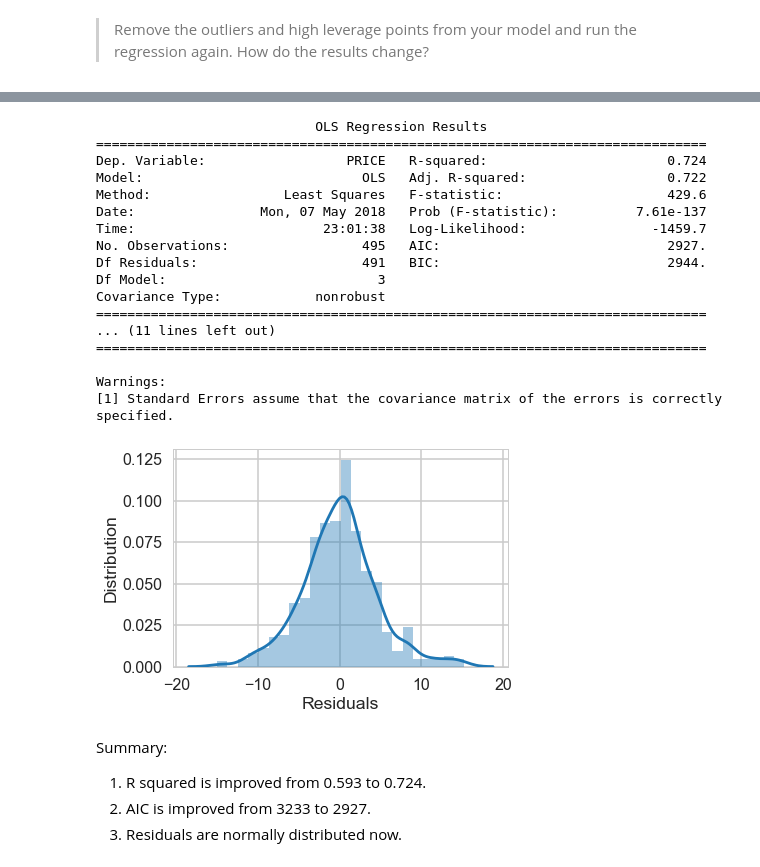
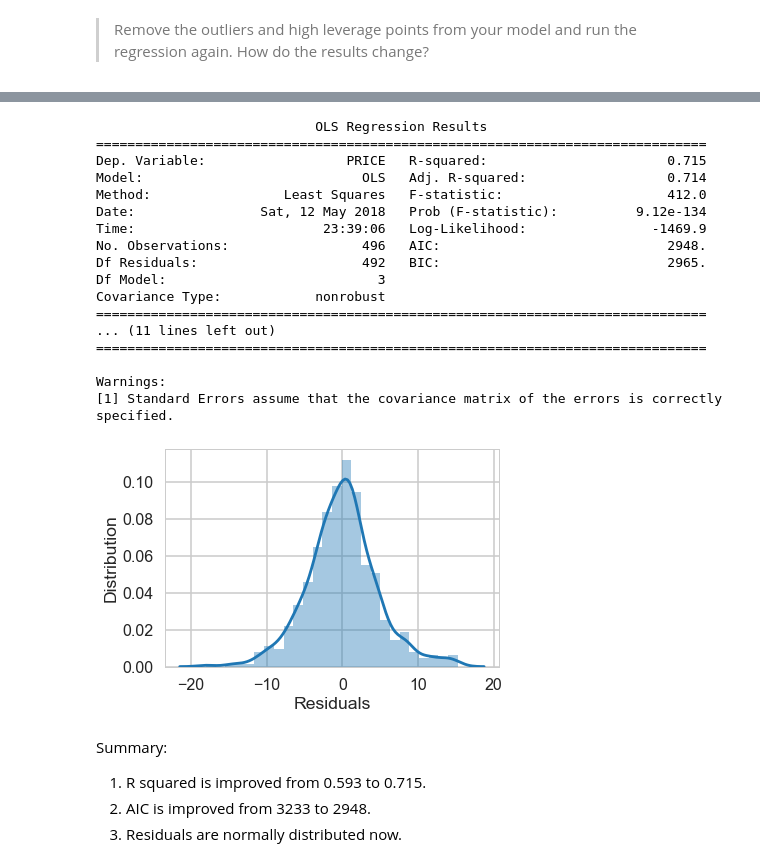
Before and after one commit to nicolechao/springboard-data-science, a Jupyter notebook: Mini Projects and Exercises/Linear Regression Boston Housing/Mini_Project_Linear_Regression.ipynb, the cells around one changed output, grey strips where cells are left out. Saved outputs shown, nothing was run; the diff lists cells and outputs as text; code cells hidden in the pictures.

Commit message:
Fixed the code for dropping high leverage point.

```diff
--- a/Mini Projects and Exercises/Linear Regression Boston Housing/Mini_Project_Linear_Regression.ipynb
+++ b/Mini Projects and Exercises/Linear Regression Boston Housing/Mini_Project_Linear_Regression.ipynb
@@ -1201,33 +1212,33 @@ bos.iloc[[368, 365, 367, 364, 369, 370, 371, 372], :]
 # %%
-bos_drop_outlier_high_leverage = bos.drop(bos.index[[364, 365, 367, 368, 369, 370, 371, 372, 405, 418, 380]])
+bos_drop_outlier_high_leverage = bos.drop(bos.index[[365, 367, 368, 369, 370, 371, 372, 405, 418, 380]])
 m_drop_outlier_high_leverage = ols('PRICE ~ CRIM + RM + PTRATIO', bos_drop_outlier_high_leverage).fit()
 print(m_drop_outlier_high_leverage.summary())
 
 sns.distplot(m_drop_outlier_high_leverage.resid)
 plt.xlabel('Residuals')
 plt.ylabel('Distribution')
 plt.show()
 # %% [output]
                             OLS Regression Results
 ==============================================================================
-Dep. Variable:                  PRICE   R-squared:                       0.724
-Model:                            OLS   Adj. R-squared:                  0.722
-Method:                 Least Squares   F-statistic:                     429.6
-Date:                Mon, 07 May 2018   Prob (F-statistic):          7.61e-137
-Time:                        23:01:38   Log-Likelihood:                -1459.7
-No. Observations:                 495   AIC:                             2927.
-Df Residuals:                     491   BIC:                             2944.
+Dep. Variable:                  PRICE   R-squared:                       0.715
+Model:                            OLS   Adj. R-squared:                  0.714
+Method:                 Least Squares   F-statistic:                     412.0
+Date:                Sat, 12 May 2018   Prob (F-statistic):          9.12e-134
+Time:                        23:39:06   Log-Likelihood:                -1469.9
+No. Observations:                 496   AIC:                             2948.
+Df Residuals:                     492   BIC:                             2965.
 Df Model:                           3
 Covariance Type:            nonrobust
 ==============================================================================
 ... (11 lines left out)
 ==============================================================================
 
 Warnings:
 [1] Standard Errors assume that the covariance matrix of the errors is correctly specified.
-[figure, old version]
+[figure, new version]
 # %% [markdown]
 Summary:
-1. R squared is improved from 0.593 to 0.724.
-2. AIC is improved from 3233 to 2927.
+1. R squared is improved from 0.593 to 0.715.
+2. AIC is improved from 3233 to 2948.
 2. Residuals are normally distributed now.
```
Also changed, not shown: parts of 14 cells of this notebook.
